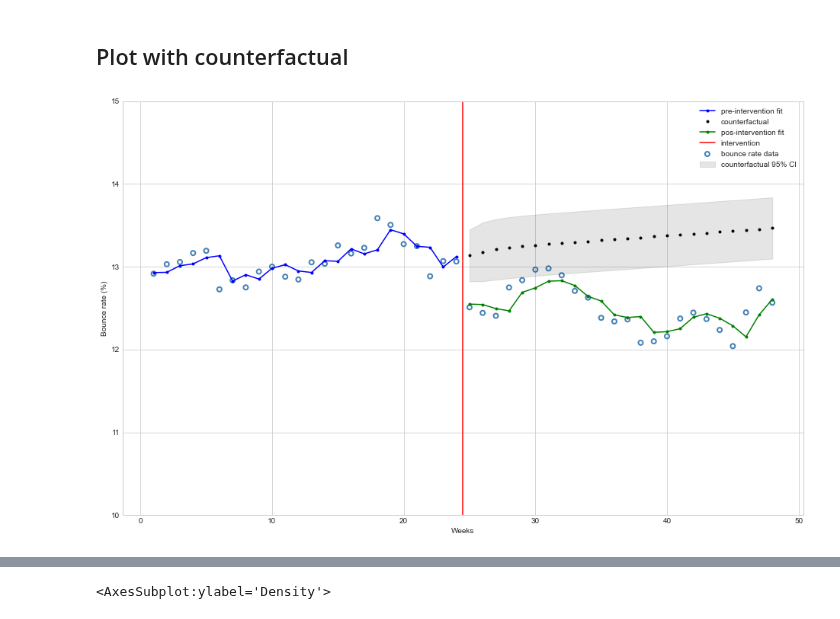
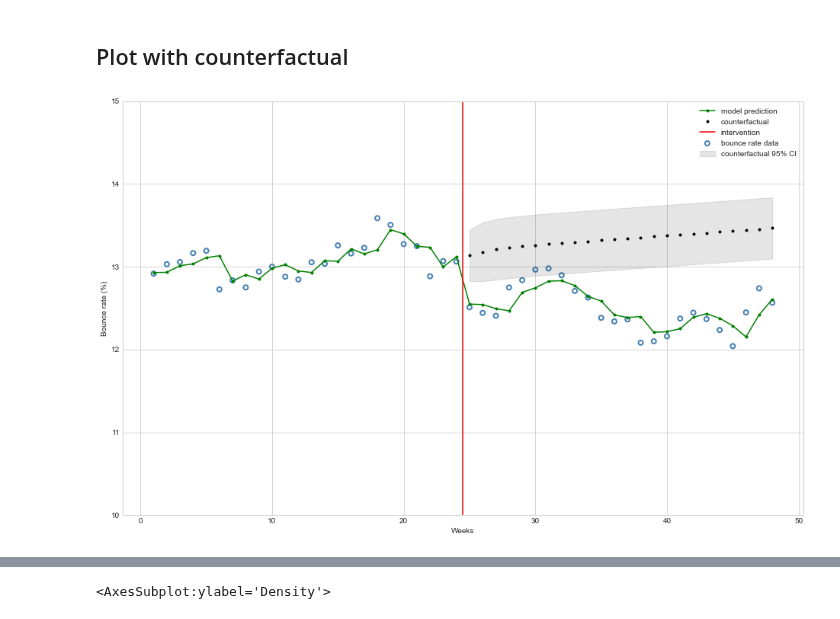
Before and after one commit to xboard/xboard.github.io, a Jupyter notebook: assets/data/its/ITS in python3.ipynb, the cells around one changed output, grey strips where cells are left out. Drawn from its saved outputs; the diff is of its cells as text; code cells hidden in the pictures.

```diff
--- a/assets/data/its/ITS in python3.ipynb
+++ b/assets/data/its/ITS in python3.ipynb
@@ -288,42 +274,45 @@ summary = predictions.summary_frame(alpha=0.05)
 
 arima_cf = ARIMA(df["Y"][:start], df["T"][:start], order=(1,0,0)).fit()
 
-y_trend = predictions.predicted_mean[:start]
+y_pred = predictions.predicted_mean # [:start]
 ci_lower = summary["mean_ci_lower"]
 ci_upper = summary["mean_ci_upper"]
 
 
 y_cf = arima_cf.get_forecast(24, exog=df["T"][start:]).summary_frame(alpha=0.05)
 
-y_new_trend = predictions.predicted_mean[start:]
+# y_new_trend = predictions.predicted_mean[start:]
 # %%
 plt.style.use('seaborn-whitegrid')
 fig, ax = plt.subplots(figsize=(16,10))
 
 # Plot bounce rate data
 ax.scatter(df["T"], df["Y"], facecolors='none', edgecolors='steelblue', label="bounce rate data", linewidths=2)
 
+
 # Plot pre-intervation mean bounce rate with 95% confidence interval
-ax.plot(df["T"][:start], y_trend[:start], 'b.-', label="pre-intervention fit")
+# ax.plot(df["T"][:start], y_trend[:start], 'b.-', label="pre-intervention fit")
 #ax.fill_between(df["T"][:start], ci_lower[:start], ci_upper[:start], color='b', alpha=0.1, label="pre-intervention 95% CI");
+
+# Plot pos-intervation mean bounce
+ax.plot(df["T"], y_pred, 'g.-', label="model prediction")
+#ax.fill_between(df["T"][start:], ci_lower[start:], ci_upper[start:], color='g', alpha=0.1, label="pos-intervention 95% CI");
+
 
 # Plot counterfactual mean bounce rate with 95% confidence interval
 ax.plot(df["T"][start:], y_cf["mean"], 'k.', label="counterfactual")
 ax.fill_between(df["T"][start:], y_cf['mean_ci_lower'], y_cf['mean_ci_upper'], color='k', alpha=0.1, label="counterfactual 95% CI");
 
-# Plot pos-intervation mean bounce rate with 95% confidence interval
-ax.plot(df["T"][start:], y_new_trend, 'g.-', label="pos-intervention fit")
-#ax.fill_between(df["T"][start:], ci_lower[start:], ci_upper[start:], color='g', alpha=0.1, label="pos-intervention 95% CI");
 
 # Plot line marking intervention moment
 ax.axvline(x = 24.5, color = 'r', label = 'intervention')
 
 ax.legend(loc='best')
 plt.ylim([10, 15])
 plt.xlabel("Weeks")
 plt.ylabel("Bounce rate (%)");
 # %% [output]
-[figure, old version]
+[figure, new version]
 # %%
 # predictions.predicted_mean
 # %%
```
Also changed, not shown: parts of 5 cells of this notebook, 5 other files.
